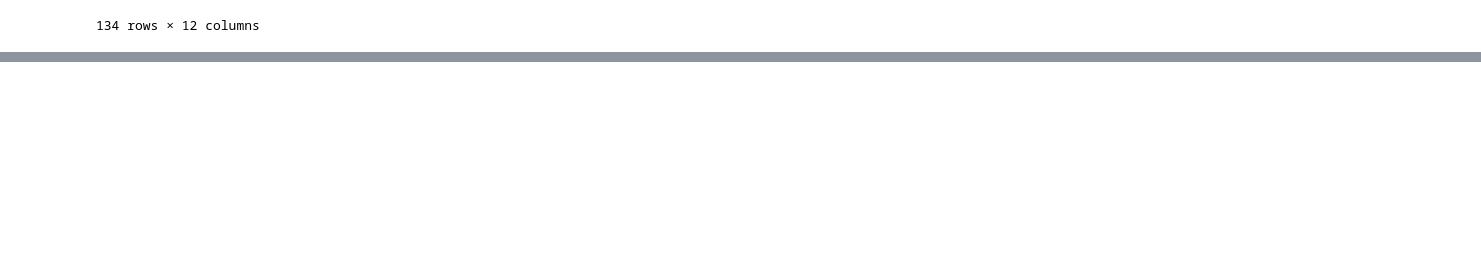
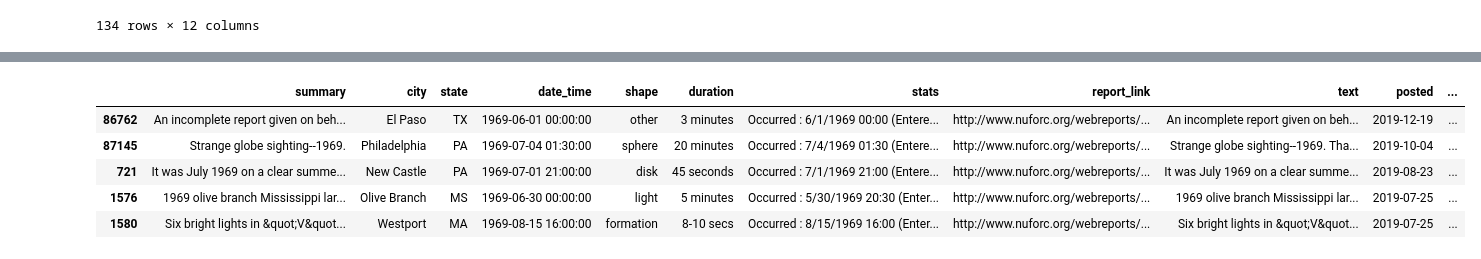
Before and after one commit to rigole/Data-Science-Revision-2023, a Jupyter notebook: data-science-revision-2023.ipynb, the cells around one changed output, grey strips where cells are left out. Saved outputs shown, nothing was run; the diff lists cells and outputs as text; code cells hidden in the pictures; blank space fills up the shorter version.

Commit message:
math with dates and timeDelta of pandas

```diff
--- a/data-science-revision-2023.ipynb
+++ b/data-science-revision-2023.ipynb
@@ -510,0 +513,2 @@ ufos[ufos["date_time"].between("2019-05-24", "2019-05-26")]
+# %%
+ufos["posted"] = pd.to_datetime(ufos["posted"])
@@ -510,0 +552,2 @@ ufos[ufos["date_time"].between("2019-05-24", "2019-05-26")]
+# %%
+ufos["time_before_reported"] = ufos["posted"] - ufos["date_time"]
@@ -510,0 +586,11 @@ ufos[ufos["date_time"].between("2019-05-24", "2019-05-26")]
+# %%
+longest_wait = ufos.sort_values("time_before_reported", ascending=False).head()
+# %%
+longest_wait
+# %% [output]
+|  | summary | city | state | date_time | shape | duration | stats | report_link | text | posted | ... |
+| 86762 | An incomplete report given on beh... | El Paso | TX | 1969-06-01 00:00:00 | other | 3 minutes | Occurred : 6/1/1969 00:00 (Entere... | http://www.nuforc.org/webreports/... | An incomplete report given on beh... | 2019-12-19 | ... |
+| 87145 | Strange globe sighting--1969. | Philadelphia | PA | 1969-07-04 01:30:00 | sphere | 20 minutes | Occurred : 7/4/1969 01:30 (Entere... | http://www.nuforc.org/webreports/... | Strange globe sighting--1969. Tha... | 2019-10-04 | ... |
+| 721 | It was July 1969 on a clear summe... | New Castle | PA | 1969-07-01 21:00:00 | disk | 45 seconds | Occurred : 7/1/1969 21:00 (Entere... | http://www.nuforc.org/webreports/... | It was July 1969 on a clear summe... | 2019-08-23 | ... |
+| 1576 | 1969 olive branch Mississippi lar... | Olive Branch | MS | 1969-06-30 00:00:00 | light | 5 minutes | Occurred : 5/30/1969 20:30 (Enter... | http://www.nuforc.org/webreports/... | 1969 olive branch Mississippi lar... | 2019-07-25 | ... |
+| 1580 | Six bright lights in &quot;V&quot... | Westport | MA | 1969-08-15 16:00:00 | formation | 8-10 secs | Occurred : 8/15/1969 16:00 (Enter... | http://www.nuforc.org/webreports/... | Six bright lights in &quot;V&quot... | 2019-07-25 | ... |
```
Also changed, not shown: parts of 10 cells of this notebook.
